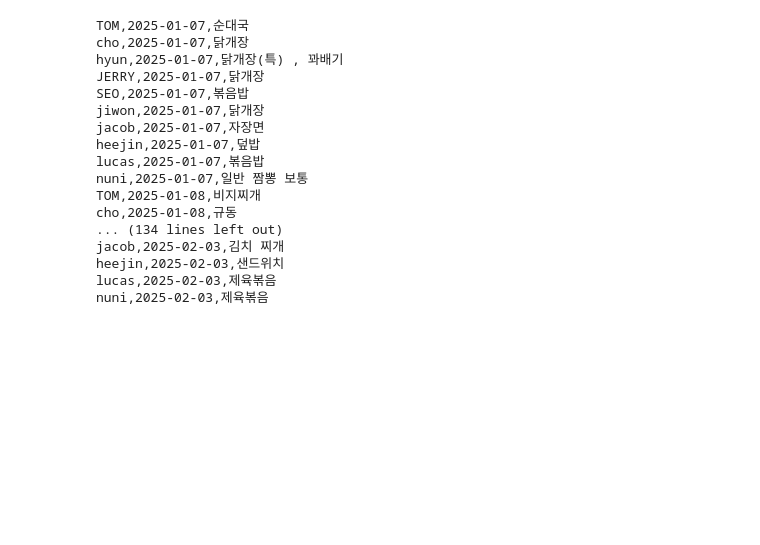
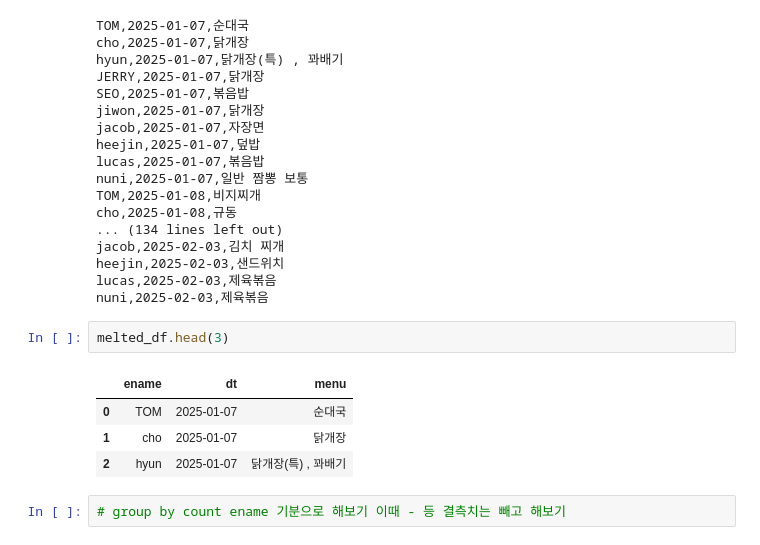
Before and after one commit to ppabam/lunch-menu, a Jupyter notebook: note/menu.ipynb, the cells around one changed output. Drawn from its saved outputs; the diff is of its cells as text; blank space fills up the shorter version.

```diff
--- a/note/menu.ipynb
+++ b/note/menu.ipynb
@@ -137,3 +137,12 @@ jacob,2025-02-03,김치 찌개
 heejin,2025-02-03,샌드위치
 lucas,2025-02-03,제육볶음
 nuni,2025-02-03,제육볶음
+# %%
+melted_df.head(3)
+# %% [output]
+|  | ename | dt | menu |
+| 0 | TOM | 2025-01-07 | 순대국 |
+| 1 | cho | 2025-01-07 | 닭개장 |
+| 2 | hyun | 2025-01-07 | 닭개장(특) , 꽈배기 |
+# %%
+# group by count ename 기분으로 해보기 이때 - 등 결측치는 빼고 해보기
```
Also changed, not shown: parts of 5 cells of this notebook.
